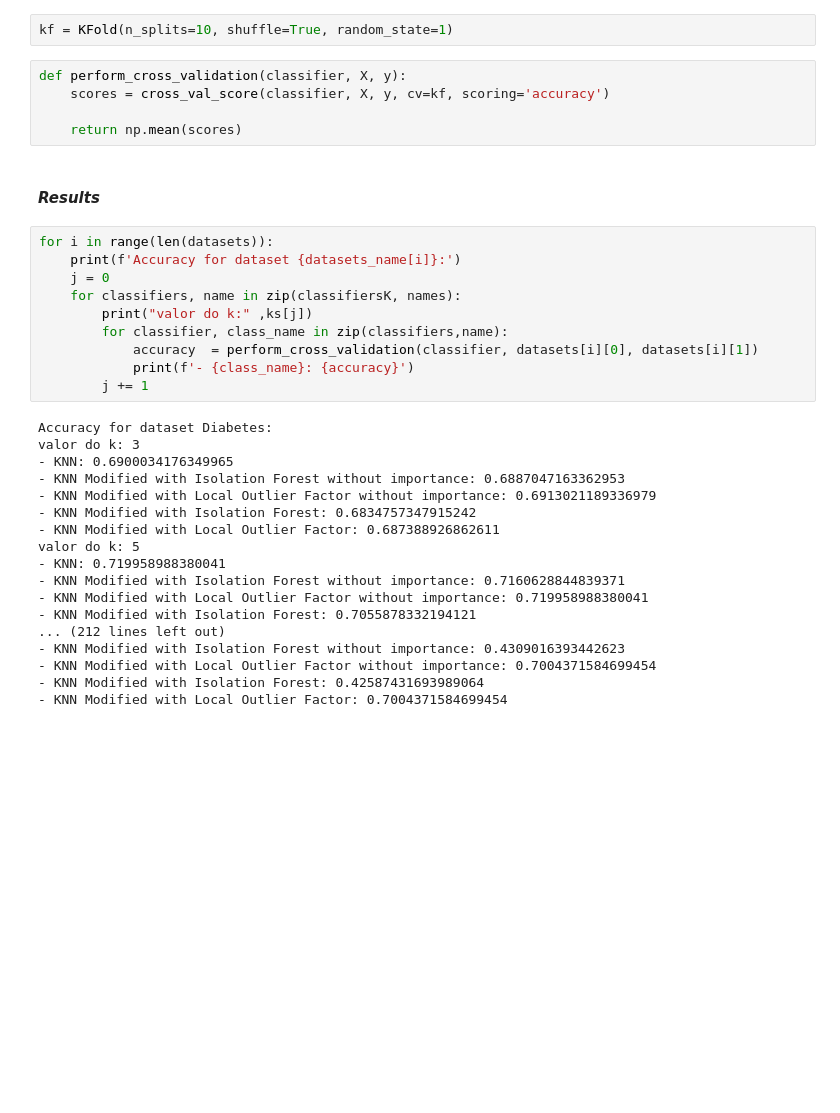
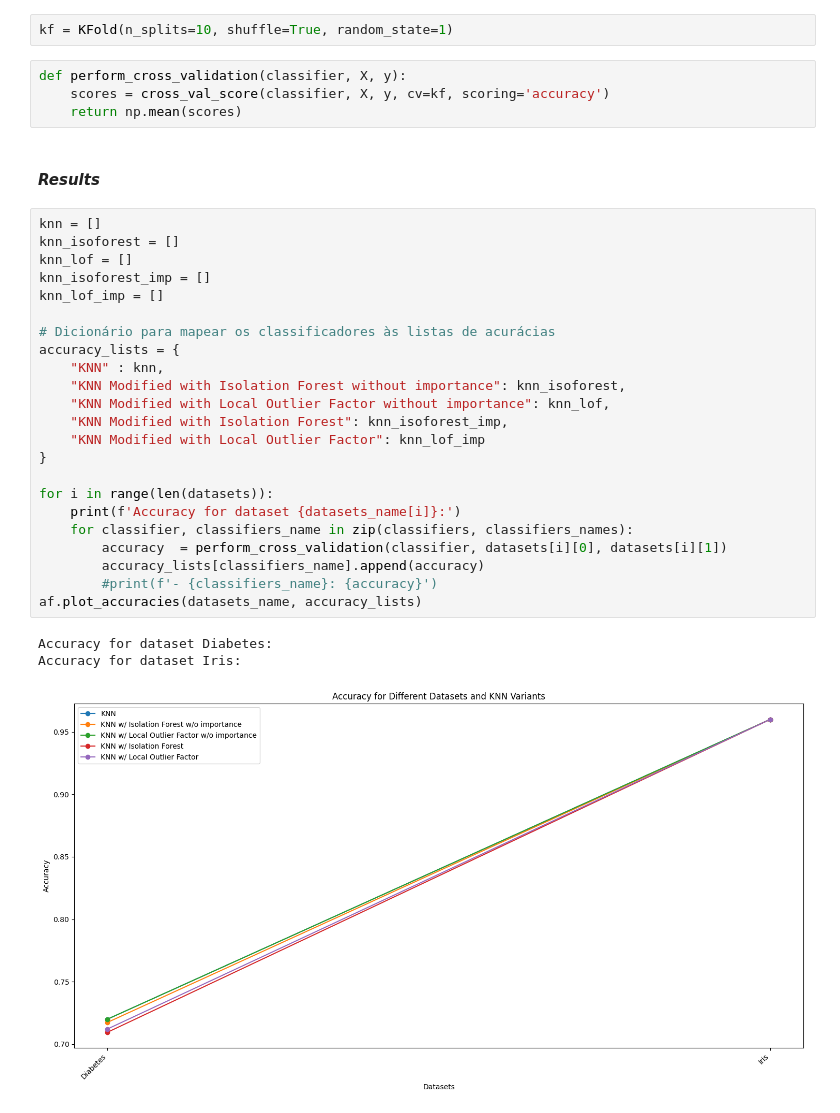
Before and after one commit to franciscoribeiro2003/KNN-NearestNeighbourVariation, a Jupyter notebook: knn.ipynb, the cells around one changed output. Saved outputs shown, nothing was run; the diff lists cells and outputs as text; blank space fills up the shorter version.

```diff
--- a/knn.ipynb
+++ b/knn.ipynb
@@ -350,35 +283,33 @@ kf = KFold(n_splits=10, shuffle=True, random_state=1)
 # %%
 def perform_cross_validation(classifier, X, y):
     scores = cross_val_score(classifier, X, y, cv=kf, scoring='accuracy')
-
     return np.mean(scores)
 # %% [markdown]
 #### ***Results***
-# %%
-for i in range(len(datasets)):
-    print(f'Accuracy for dataset {datasets_name[i]}:')
-    j = 0
-    for classifiers, name in zip(classifiersK, names):
-        print("valor do k:" ,ks[j])
-        for classifier, class_name in zip(classifiers,name):
-            accuracy  = perform_cross_validation(classifier, datasets[i][0], datasets[i][1])
-            print(f'- {class_name}: {accuracy}')
-        j += 1
-# %% [output]
-Accuracy for dataset Diabetes:
-valor do k: 3
-- KNN: 0.6900034176349965
-- KNN Modified with Isolation Forest without importance: 0.6887047163362953
-- KNN Modified with Local Outlier Factor without importance: 0.6913021189336979
-- KNN Modified with Isolation Forest: 0.6834757347915242
-- KNN Modified with Local Outlier Factor: 0.687388926862611
-valor do k: 5
-- KNN: 0.719958988380041
-- KNN Modified with Isolation Forest without importance: 0.7160628844839371
-- KNN Modified with Local Outlier Factor without importance: 0.719958988380041
-- KNN Modified with Isolation Forest: 0.7055878332194121
-... (212 lines left out)
-- KNN Modified with Isolation Forest without importance: 0.4309016393442623
-- KNN Modified with Local Outlier Factor without importance: 0.7004371584699454
-- KNN Modified with Isolation Forest: 0.42587431693989064
-- KNN Modified with Local Outlier Factor: 0.7004371584699454
+# %%
+knn = []
+knn_isoforest = []
+knn_lof = []
+knn_isoforest_imp = []
+knn_lof_imp = []
+
+# Dicionário para mapear os classificadores às listas de acurácias
+accuracy_lists = {
+    "KNN" : knn,
+    "KNN Modified with Isolation Forest without importance": knn_isoforest,
+    "KNN Modified with Local Outlier Factor without importance": knn_lof,
+    "KNN Modified with Isolation Forest": knn_isoforest_imp,
+    "KNN Modified with Local Outlier Factor": knn_lof_imp
+}
+
+for i in range(len(datasets)):
+    print(f'Accuracy for dataset {datasets_name[i]}:')
+    for classifier, classifiers_name in zip(classifiers, classifiers_names):
+        accuracy  = perform_cross_validation(classifier, datasets[i][0], datasets[i][1])
+        accuracy_lists[classifiers_name].append(accuracy)
+        #print(f'- {classifiers_name}: {accuracy}')
+af.plot_accuracies(datasets_name, accuracy_lists)
+# %% [output]
+Accuracy for dataset Diabetes:
+Accuracy for dataset Iris:
+[figure, added]
```
Also changed, not shown: parts of 8 cells of this notebook, 1 other file.
